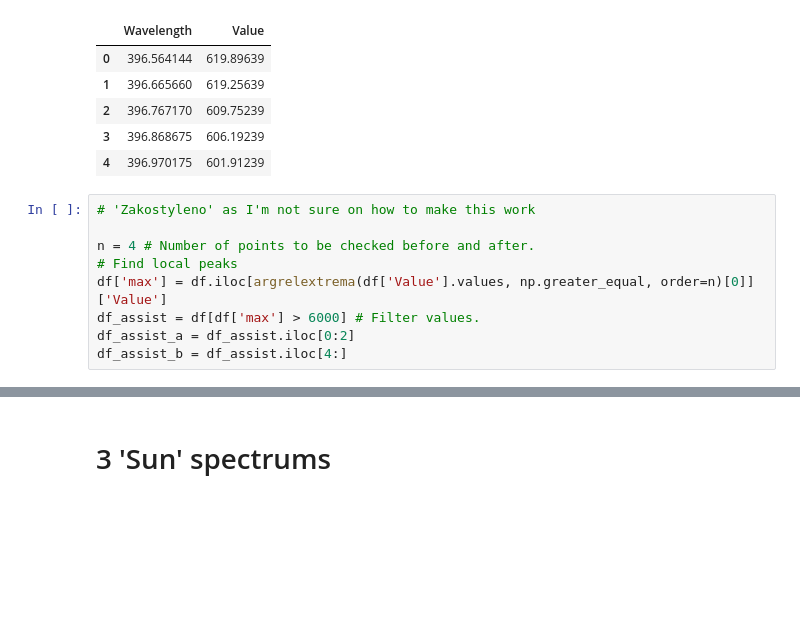
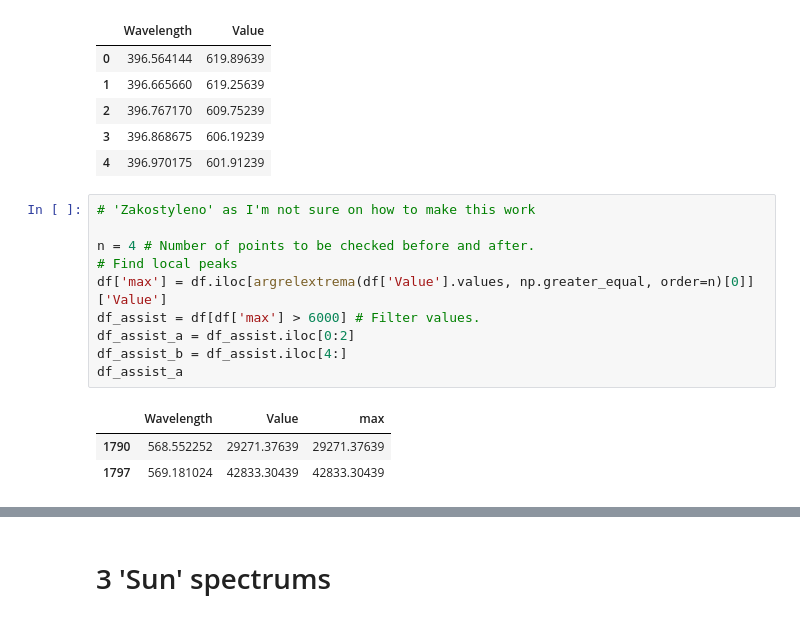
Before and after one commit to f3ss1/HSE-FF, a Jupyter notebook: 5th semester/Optics Practice/Spectrometer code 'n' data/lab3.ipynb, the cells around one changed output, grey strips where cells are left out. Cells and saved outputs as stored; diff of their text form; blank space fills up the shorter version.

```diff
--- a/5th semester/Optics Practice/Spectrometer code 'n' data/lab3.ipynb
+++ b/5th semester/Optics Practice/Spectrometer code 'n' data/lab3.ipynb
@@ -337,9 +334,14 @@ df.head()
 # %%
 # 'Zakostyleno' as I'm not sure on how to make this work
 
 n = 4 # Number of points to be checked before and after.
 # Find local peaks
 df['max'] = df.iloc[argrelextrema(df['Value'].values, np.greater_equal, order=n)[0]]['Value']
 df_assist = df[df['max'] > 6000] # Filter values.
 df_assist_a = df_assist.iloc[0:2]
 df_assist_b = df_assist.iloc[4:]
+df_assist_a
+# %% [output]
+|  | Wavelength | Value | max |
+| 1790 | 568.552252 | 29271.37639 | 29271.37639 |
+| 1797 | 569.181024 | 42833.30439 | 42833.30439 |
```
Also changed, not shown: parts of 4 cells of this notebook, 47 other files.
